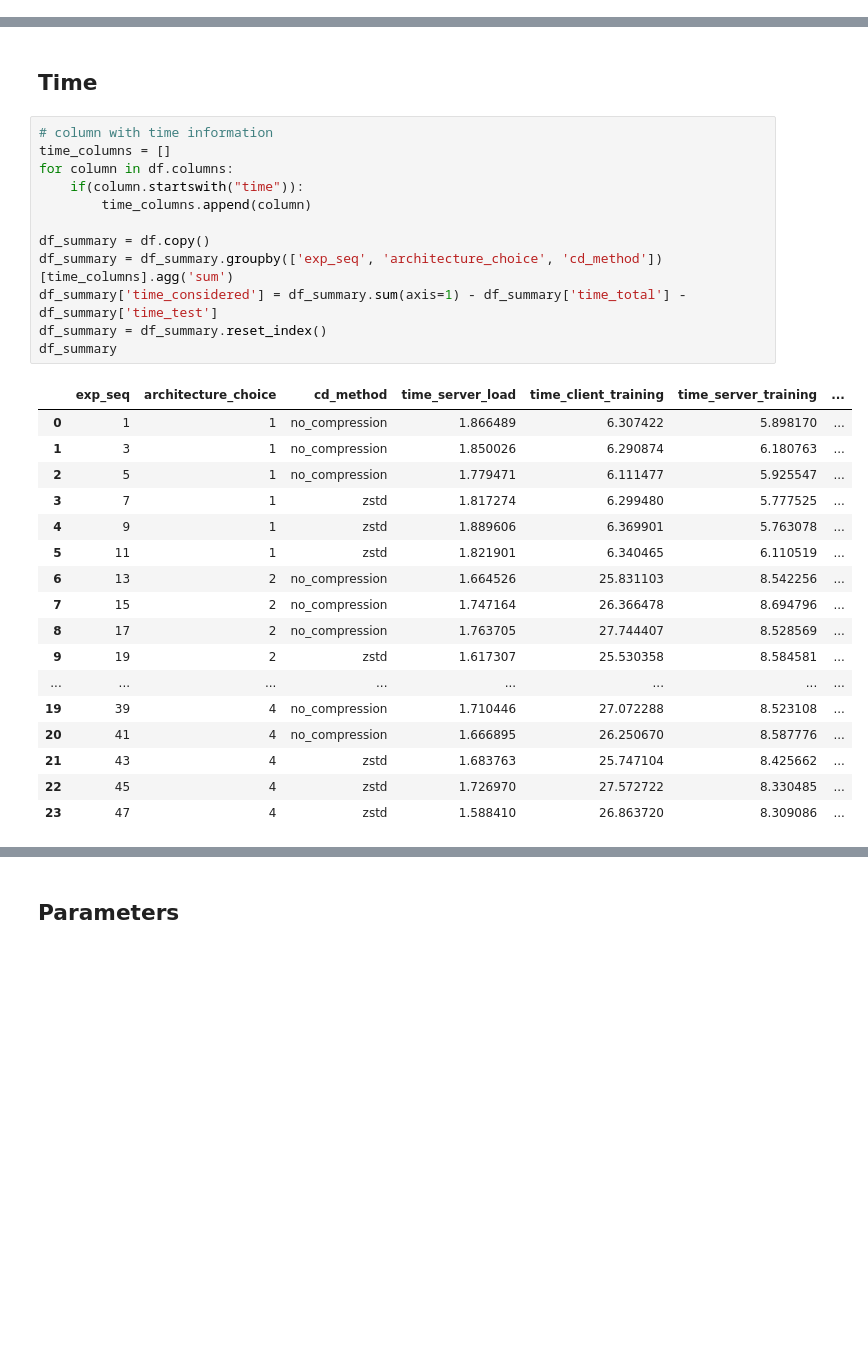
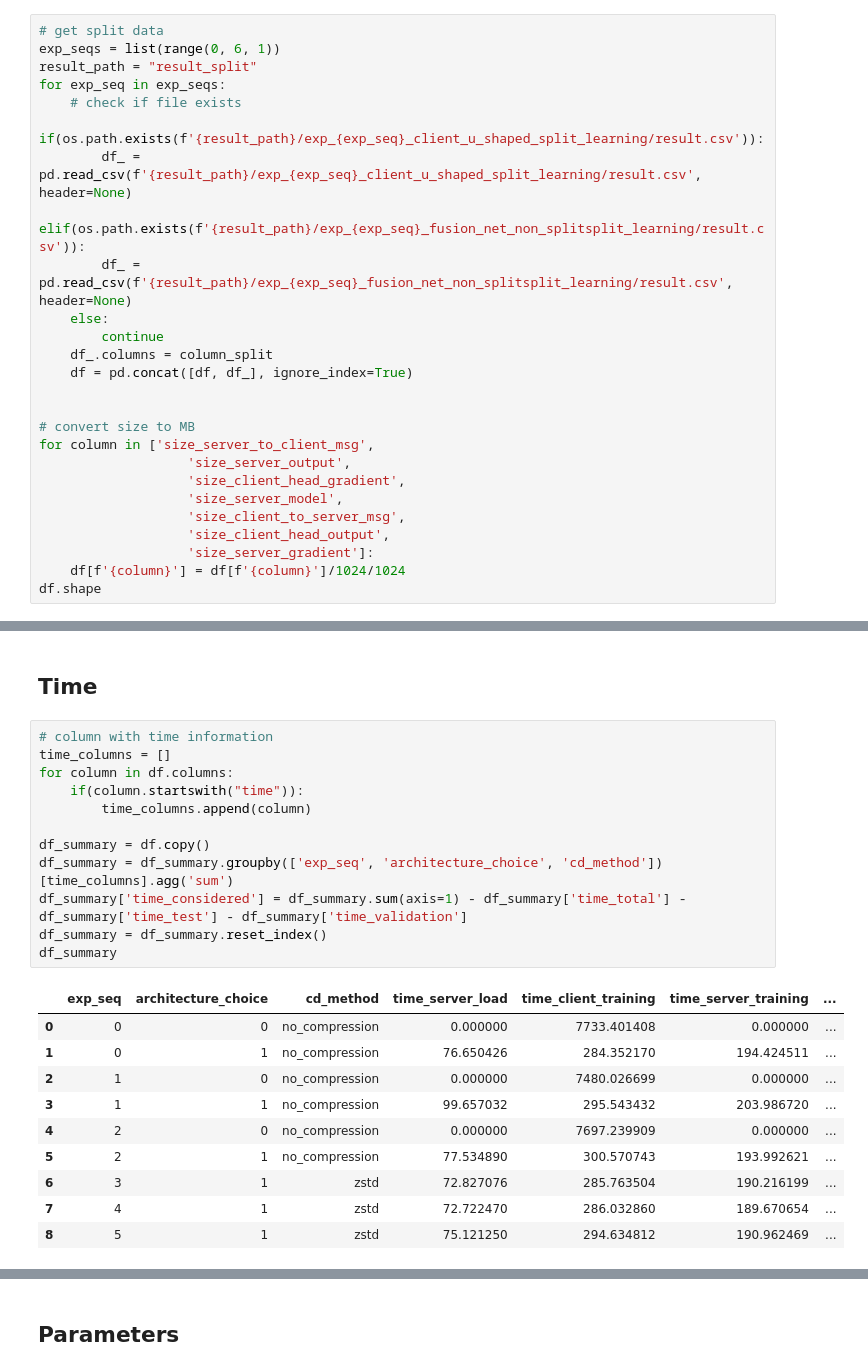
Before and after one commit to bishwamittra/scripts_multimodal, a Jupyter notebook: fusionnet_split_learning/read_output.ipynb, the cells around one changed output, grey strips where cells are left out. Saved outputs shown, nothing was run; the diff lists cells and outputs as text; blank space fills up the shorter version.

Commit message:
updated results

```diff
--- a/fusionnet_split_learning/read_output.ipynb
+++ b/fusionnet_split_learning/read_output.ipynb
@@ -50,0 +48,26 @@ for column in ['size_server_to_client_msg',
+# %%
+# get split data
+exp_seqs = list(range(0, 6, 1))
+result_path = "result_split"
+for exp_seq in exp_seqs:
+    # check if file exists
+    if(os.path.exists(f'{result_path}/exp_{exp_seq}_client_u_shaped_split_learning/result.csv')):
+        df_ = pd.read_csv(f'{result_path}/exp_{exp_seq}_client_u_shaped_split_learning/result.csv', header=None)
+    elif(os.path.exists(f'{result_path}/exp_{exp_seq}_fusion_net_non_splitsplit_learning/result.csv')):
+        df_ = pd.read_csv(f'{result_path}/exp_{exp_seq}_fusion_net_non_splitsplit_learning/result.csv', header=None)
+    else:
+        continue
+    df_.columns = column_split
+    df = pd.concat([df, df_], ignore_index=True)
+
+
+# convert size to MB
+for column in ['size_server_to_client_msg',
+                   'size_server_output',
+                   'size_client_head_gradient',
+                   'size_server_model',
+                   'size_client_to_server_msg',
+                   'size_client_head_output',
+                   'size_server_gradient']:
+    df[f'{column}'] = df[f'{column}']/1024/1024
+df.shape
@@ -114,30 +142,23 @@ Config &               DIAG &                 PN &                STR &
 # %%
 # column with time information
 time_columns = []
 for column in df.columns:
     if(column.startswith("time")):
         time_columns.append(column)
 
 df_summary = df.copy()
 df_summary = df_summary.groupby(['exp_seq', 'architecture_choice', 'cd_method'])[time_columns].agg('sum')
-df_summary['time_considered'] = df_summary.sum(axis=1) - df_summary['time_total'] - df_summary['time_test']
+df_summary['time_considered'] = df_summary.sum(axis=1) - df_summary['time_total'] - df_summary['time_test'] - df_summary['time_validation']
 df_summary = df_summary.reset_index()
 df_summary
 # %% [output]
 |  | exp_seq | architecture_choice | cd_method | time_server_load | time_client_training | time_server_training | ... |
-| 0 | 1 | 1 | no_compression | 1.866489 | 6.307422 | 5.898170 | ... |
-| 1 | 3 | 1 | no_compression | 1.850026 | 6.290874 | 6.180763 | ... |
-| 2 | 5 | 1 | no_compression | 1.779471 | 6.111477 | 5.925547 | ... |
-| 3 | 7 | 1 | zstd | 1.817274 | 6.299480 | 5.777525 | ... |
-| 4 | 9 | 1 | zstd | 1.889606 | 6.369901 | 5.763078 | ... |
-| 5 | 11 | 1 | zstd | 1.821901 | 6.340465 | 6.110519 | ... |
-| 6 | 13 | 2 | no_compression | 1.664526 | 25.831103 | 8.542256 | ... |
-| 7 | 15 | 2 | no_compression | 1.747164 | 26.366478 | 8.694796 | ... |
-| 8 | 17 | 2 | no_compression | 1.763705 | 27.744407 | 8.528569 | ... |
-| 9 | 19 | 2 | zstd | 1.617307 | 25.530358 | 8.584581 | ... |
-| ... | ... | ... | ... | ... | ... | ... | ... |
-| 19 | 39 | 4 | no_compression | 1.710446 | 27.072288 | 8.523108 | ... |
-| 20 | 41 | 4 | no_compression | 1.666895 | 26.250670 | 8.587776 | ... |
-| 21 | 43 | 4 | zstd | 1.683763 | 25.747104 | 8.425662 | ... |
-| 22 | 45 | 4 | zstd | 1.726970 | 27.572722 | 8.330485 | ... |
-| 23 | 47 | 4 | zstd | 1.588410 | 26.863720 | 8.309086 | ... |
+| 0 | 0 | 0 | no_compression | 0.000000 | 7733.401408 | 0.000000 | ... |
+| 1 | 0 | 1 | no_compression | 76.650426 | 284.352170 | 194.424511 | ... |
+| 2 | 1 | 0 | no_compression | 0.000000 | 7480.026699 | 0.000000 | ... |
+| 3 | 1 | 1 | no_compression | 99.657032 | 295.543432 | 203.986720 | ... |
+| 4 | 2 | 0 | no_compression | 0.000000 | 7697.239909 | 0.000000 | ... |
+| 5 | 2 | 1 | no_compression | 77.534890 | 300.570743 | 193.992621 | ... |
+| 6 | 3 | 1 | zstd | 72.827076 | 285.763504 | 190.216199 | ... |
+| 7 | 4 | 1 | zstd | 72.722470 | 286.032860 | 189.670654 | ... |
+| 8 | 5 | 1 | zstd | 75.121250 | 294.634812 | 190.962469 | ... |
```
Also changed, not shown: parts of 14 cells of this notebook.
